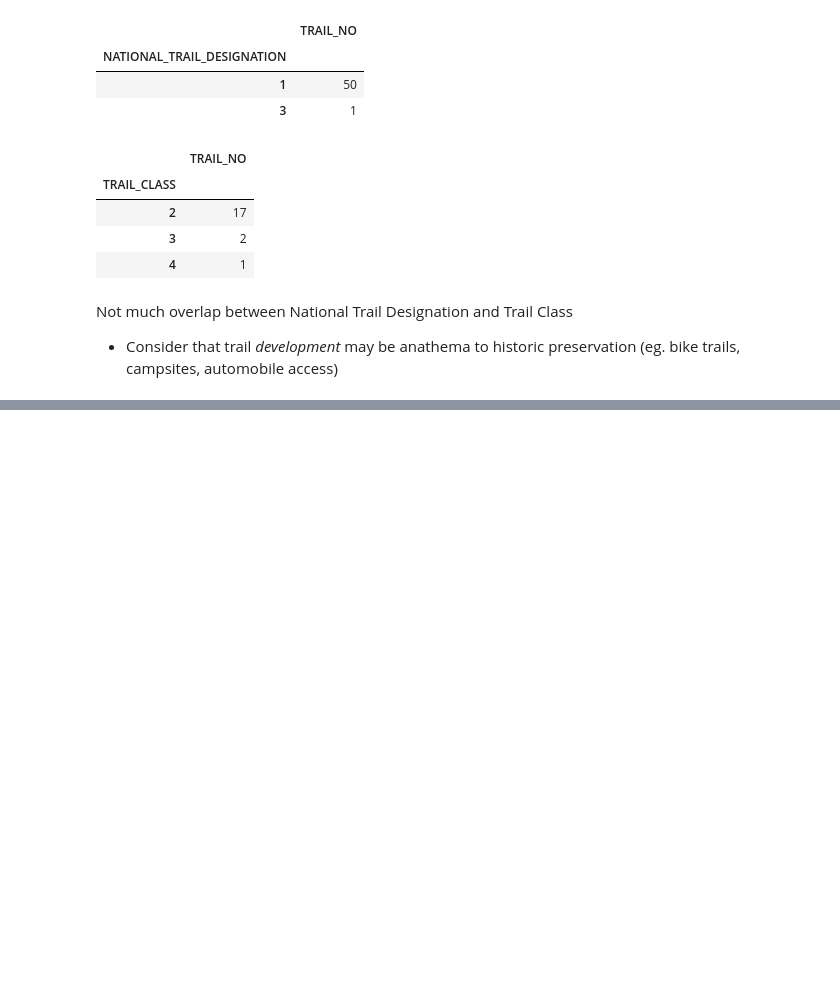
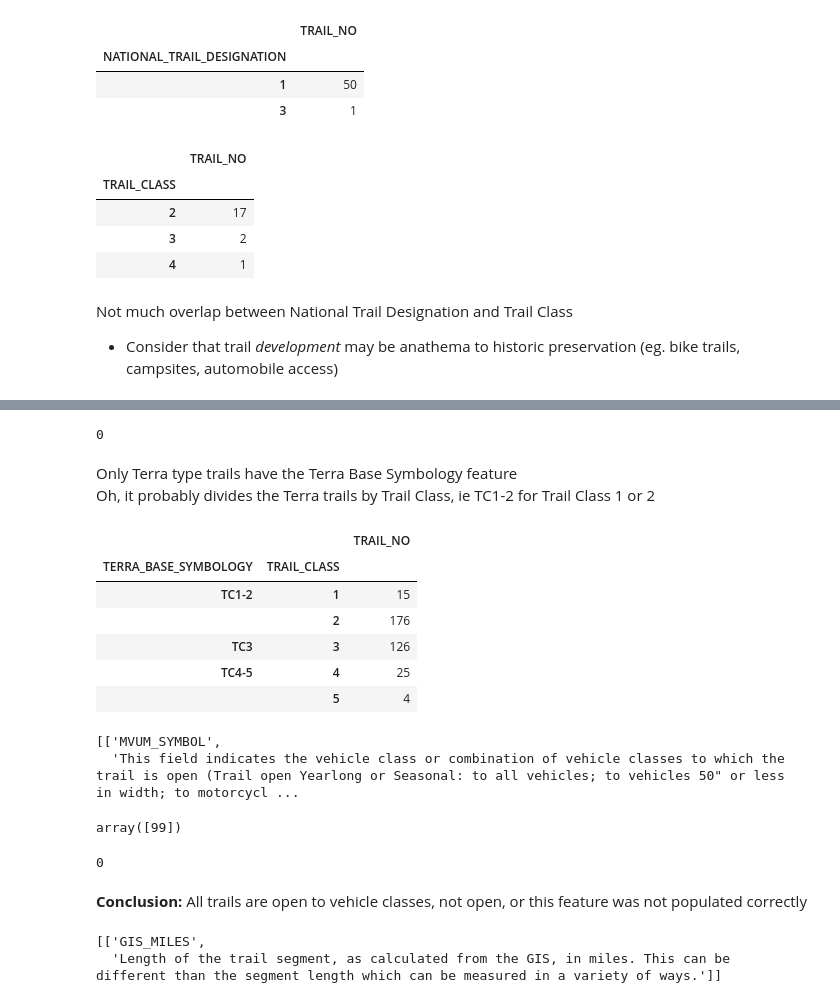
Before and after one commit to Ecboxer/Trails, a Jupyter notebook: Explore/SufficentData.ipynb, the cells around one changed output, grey strips where cells are left out. Saved outputs shown, nothing was run; the diff lists cells and outputs as text; code cells hidden in the pictures; blank space fills up the shorter version.

```diff
--- a/Explore/SufficentData.ipynb
+++ b/Explore/SufficentData.ipynb
@@ -442,0 +503,37 @@ Not much overlap between National Trail Designation and Trail Class
+# %%
+df['TRAIL_NO'][df['TERRA_BASE_SYMBOLOGY'] == 'SNOW'].count()
+# %% [output]
+0
+# %% [markdown]
+Only Terra type trails have the Terra Base Symbology feature
+Oh, it probably divides the Terra trails by Trail Class, ie TC1-2 for Trail Class 1 or 2
+# %%
+df[['TRAIL_NO']][df['TRAIL_CLASS'] != 'N'].groupby(by=[df['TERRA_BASE_SYMBOLOGY'], df['TRAIL_CLASS']]).count()
+# %% [output]
+|  |  | TRAIL_NO |
+| TERRA_BASE_SYMBOLOGY | TRAIL_CLASS |  |
+| TC1-2 | 1 | 15 |
+|  | 2 | 176 |
+| TC3 | 3 | 126 |
+| TC4-5 | 4 | 25 |
+|  | 5 | 4 |
+# %%
+[x for x in data_meta if x[0] == 'MVUM_SYMBOL']
+# %% [output]
+[['MVUM_SYMBOL',
+  'This field indicates the vehicle class or combination of vehicle classes to which the trail is open (Trail open Yearlong or Seasonal: to all vehicles; to vehicles 50" or less in width; to motorcycl ...
+# %%
+df['MVUM_SYMBOL'].unique()
+# %% [output]
+array([99])
+# %%
+df['TRAIL_NO'][df['MVUM_SYMBOL'].isnull()].count()
+# %% [output]
+0
+# %% [markdown]
+**Conclusion:** All trails are open to vehicle classes, not open, or this feature was not populated correctly
+# %%
+[x for x in data_meta if x[0] == 'GIS_MILES']
+# %% [output]
+[['GIS_MILES',
+  'Length of the trail segment, as calculated from the GIS, in miles. This can be different than the segment length which can be measured in a variety of ways.']]
```
Also changed, not shown: parts of 23 cells of this notebook.
